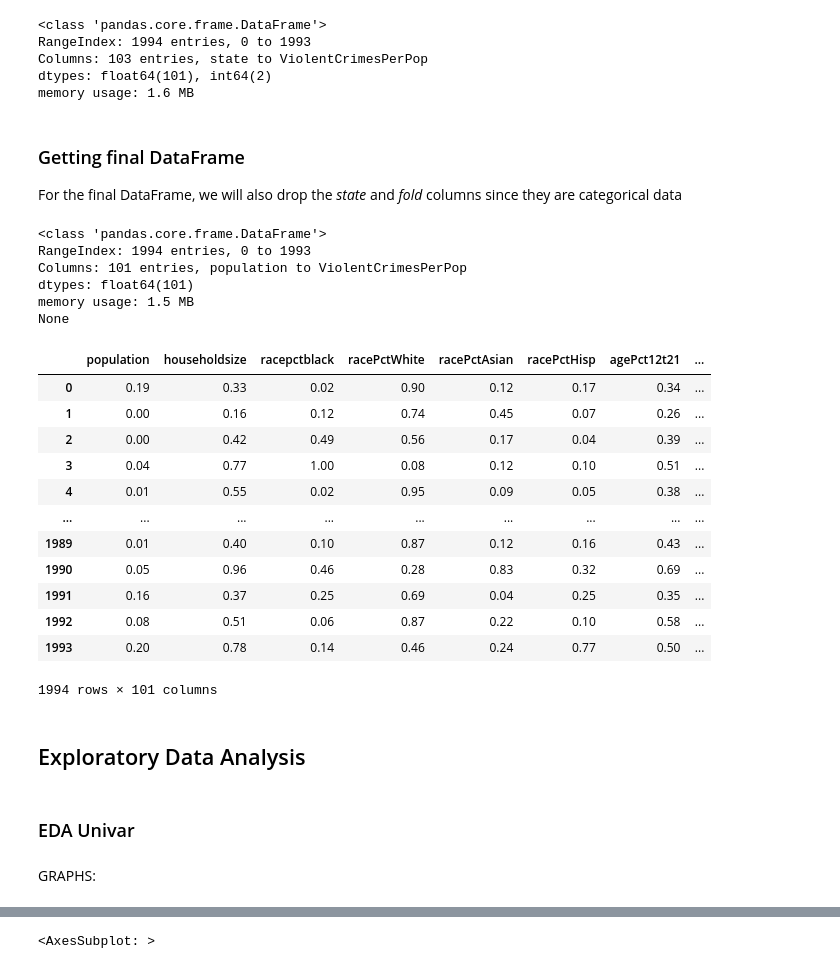
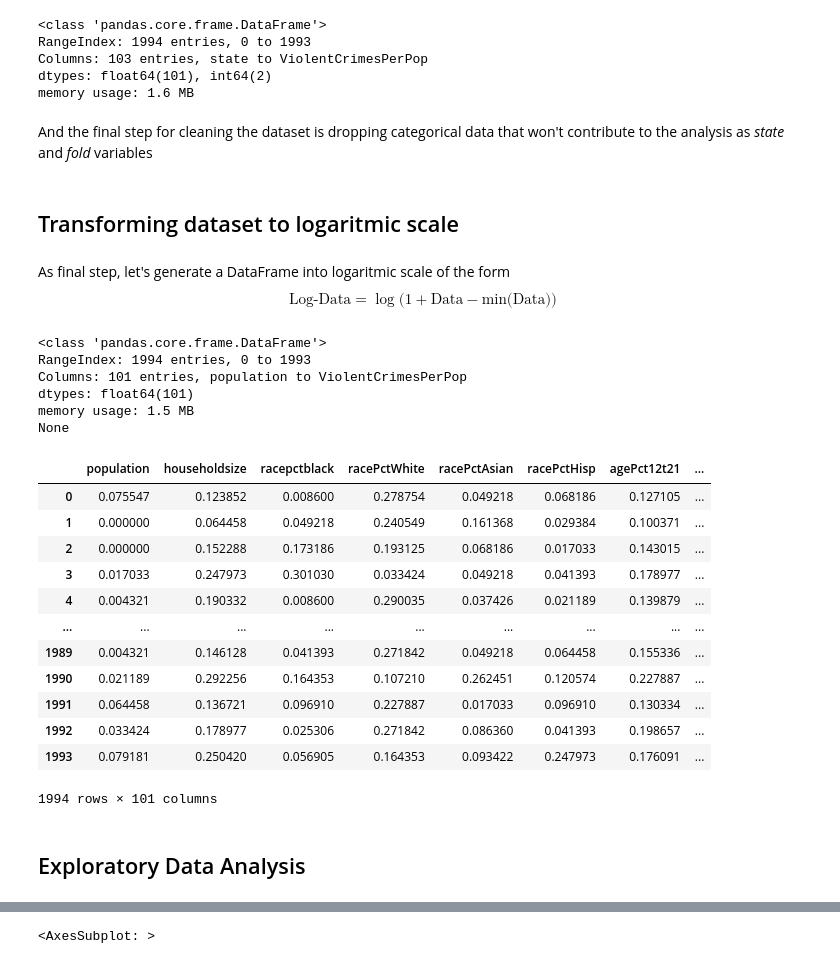
Before and after one commit to FedeSS99/Proyecto-Crystal-TEC, a Jupyter notebook: FinalProject.ipynb, the cells around one changed output, grey strips where cells are left out. Cells and saved outputs as stored; diff of their text form; code cells hidden in the pictures.

Commit message:
Applied logaritmic scaling

```diff
--- a/FinalProject.ipynb
+++ b/FinalProject.ipynb
@@ -72,17 +75,17 @@ Some columns might have half or more of the total data as non-defined, all these
 # %%
 with open("DeficientColumnsData.csv", "w") as DefData:
     HalfNumCommunities = n_communities//2
-    for ColumnName in NewData.columns:
+    for ColumnName in Data.columns:
         # Get number of "?" in given column and check if it is more or equal than the
         # total of communties
-        Total_UnknownDataColumn = (NewData[ColumnName] == "?").sum()
+        Total_UnknownDataColumn = (Data[ColumnName] == "?").sum()
         if Total_UnknownDataColumn >= HalfNumCommunities:
 
             DefData.write(f"{ColumnName},{Total_UnknownDataColumn}\n")
-            NewData.drop(labels=[ColumnName], axis=1, inplace=True)
+            Data.drop(labels=[ColumnName], axis=1, inplace=True)
 
-print(NewData.info())
-NewData
+print(Data.info())
+Data
 # %% [output]
 <class 'pandas.core.frame.DataFrame'>
 RangeIndex: 1994 entries, 0 to 1993
@@ -132,7 +135,7 @@ def CheckFloat(x):
     except ValueError:
         return False
 
-Rows_NonNum_OtherPerCap = list( Data.OtherPerCap.index[NewData.OtherPerCap.apply(CheckFloat) == False])
+Rows_NonNum_OtherPerCap = list( Data.OtherPerCap.index[Data.OtherPerCap.apply(CheckFloat) == False])
 Data.loc[Rows_NonNum_OtherPerCap, "OtherPerCap"]
 # %% [output]
 130    ?
@@ -160,35 +163,43 @@ RangeIndex: 1994 entries, 0 to 1993
 Columns: 103 entries, state to ViolentCrimesPerPop
 dtypes: float64(101), int64(2)
 memory usage: 1.6 MB
-# %% [markdown]
-### Getting final DataFrame
-For the final DataFrame, we will also drop the _state_ and _fold_ columns since they are categorical data
+# %% [markdown]
+And the final step for cleaning the dataset is dropping categorical data that won't contribute to the analysis as _state_ and _fold_ variables
 # %%
-NewData.drop(["state", "fold"], axis=1, inplace=True)
-
-print(NewData.info())
-NewData
+Data.drop(["state", "fold"], axis=1, inplace=True)
-# %% [output]
-<class 'pandas.core.frame.DataFrame'>
-RangeIndex: 1994 entries, 0 to 1993
-Columns: 101 entries, population to ViolentCrimesPerPop
-dtypes: float64(101)
-memory usage: 1.5 MB
-None
-|  | population | householdsize | racepctblack | racePctWhite | racePctAsian | racePctHisp | agePct12t21 | ... |
-| 0 | 0.19 | 0.33 | 0.02 | 0.90 | 0.12 | 0.17 | 0.34 | ... |
-| 1 | 0.00 | 0.16 | 0.12 | 0.74 | 0.45 | 0.07 | 0.26 | ... |
-| 2 | 0.00 | 0.42 | 0.49 | 0.56 | 0.17 | 0.04 | 0.39 | ... |
-| 3 | 0.04 | 0.77 | 1.00 | 0.08 | 0.12 | 0.10 | 0.51 | ... |
-| 4 | 0.01 | 0.55 | 0.02 | 0.95 | 0.09 | 0.05 | 0.38 | ... |
-| ... | ... | ... | ... | ... | ... | ... | ... | ... |
-| 1989 | 0.01 | 0.40 | 0.10 | 0.87 | 0.12 | 0.16 | 0.43 | ... |
-| 1990 | 0.05 | 0.96 | 0.46 | 0.28 | 0.83 | 0.32 | 0.69 | ... |
-| 1991 | 0.16 | 0.37 | 0.25 | 0.69 | 0.04 | 0.25 | 0.35 | ... |
-| 1992 | 0.08 | 0.51 | 0.06 | 0.87 | 0.22 | 0.10 | 0.58 | ... |
-| 1993 | 0.20 | 0.78 | 0.14 | 0.46 | 0.24 | 0.77 | 0.50 | ... |
-1994 rows × 101 columns
+# %% [markdown]
+## Transforming dataset to logaritmic scale
+# %% [markdown]
+As final step, let's generate a DataFrame into logaritmic scale of the form
+$$ \text{Log-Data} = \log{(1 + \text{Data} - \text{min(Data))}}$$
+# %%
+LogData = dict()
+for n, column in enumerate(Data.columns):
+    LogData[column] = np.log10( 1.0  + Data[column] - Data[column].min())
+
+Data = pd.DataFrame(LogData)
+
+print(Data.info())
+Data
+# %% [output]
+<class 'pandas.core.frame.DataFrame'>
+RangeIndex: 1994 entries, 0 to 1993
+Columns: 101 entries, population to ViolentCrimesPerPop
+dtypes: float64(101)
+memory usage: 1.5 MB
+None
+|  | population | householdsize | racepctblack | racePctWhite | racePctAsian | racePctHisp | agePct12t21 | ... |
+| 0 | 0.075547 | 0.123852 | 0.008600 | 0.278754 | 0.049218 | 0.068186 | 0.127105 | ... |
+| 1 | 0.000000 | 0.064458 | 0.049218 | 0.240549 | 0.161368 | 0.029384 | 0.100371 | ... |
+| 2 | 0.000000 | 0.152288 | 0.173186 | 0.193125 | 0.068186 | 0.017033 | 0.143015 | ... |
+| 3 | 0.017033 | 0.247973 | 0.301030 | 0.033424 | 0.049218 | 0.041393 | 0.178977 | ... |
+| 4 | 0.004321 | 0.190332 | 0.008600 | 0.290035 | 0.037426 | 0.021189 | 0.139879 | ... |
+| ... | ... | ... | ... | ... | ... | ... | ... | ... |
+| 1989 | 0.004321 | 0.146128 | 0.041393 | 0.271842 | 0.049218 | 0.064458 | 0.155336 | ... |
+| 1990 | 0.021189 | 0.292256 | 0.164353 | 0.107210 | 0.262451 | 0.120574 | 0.227887 | ... |
+| 1991 | 0.064458 | 0.136721 | 0.096910 | 0.227887 | 0.017033 | 0.096910 | 0.130334 | ... |
+| 1992 | 0.033424 | 0.178977 | 0.025306 | 0.271842 | 0.086360 | 0.041393 | 0.198657 | ... |
+| 1993 | 0.079181 | 0.250420 | 0.056905 | 0.164353 | 0.093422 | 0.247973 | 0.176091 | ... |
+1994 rows × 101 columns
 # %% [markdown]
 ## Exploratory Data Analysis
-# %% [markdown]
-### EDA Univar
@@ -208,2 +205,0 @@ None
-# %% [markdown]
-GRAPHS:
```
Also changed, not shown: parts of 32 cells of this notebook, 1 other file.
